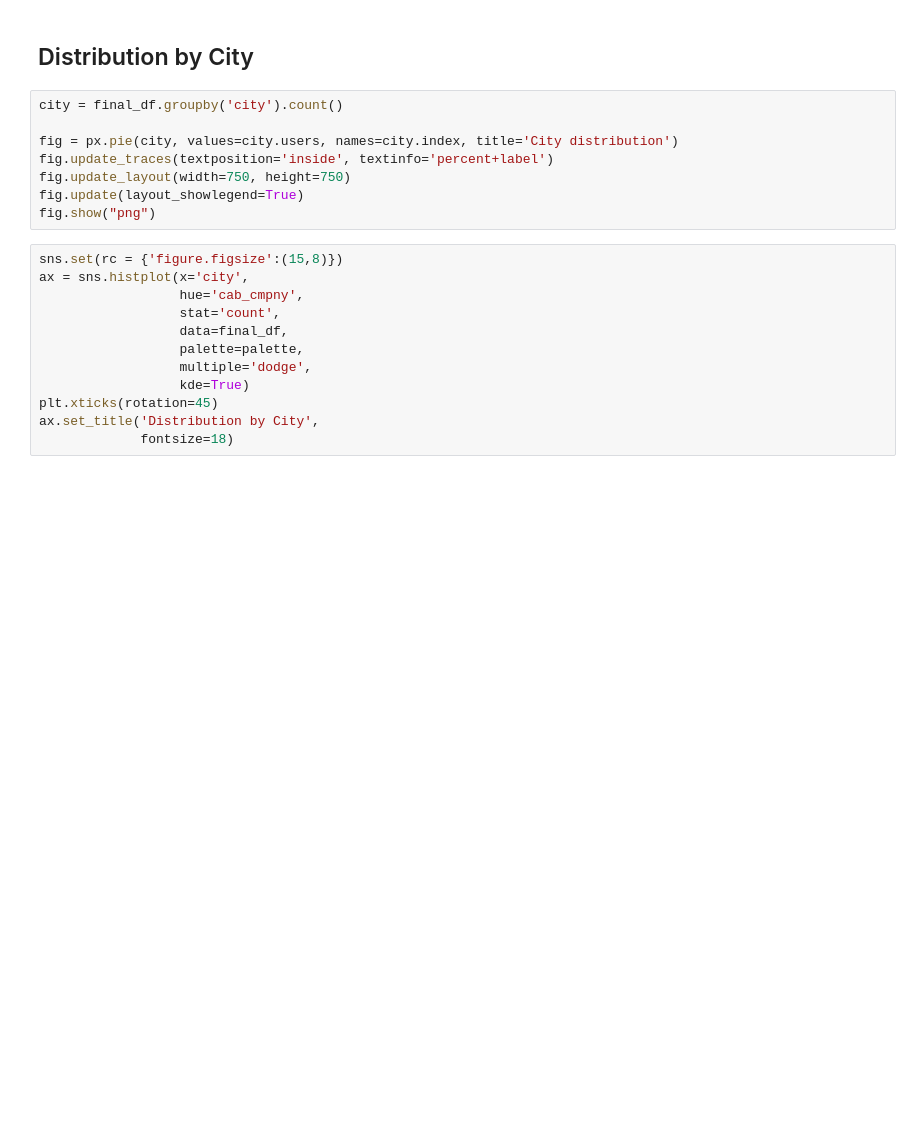
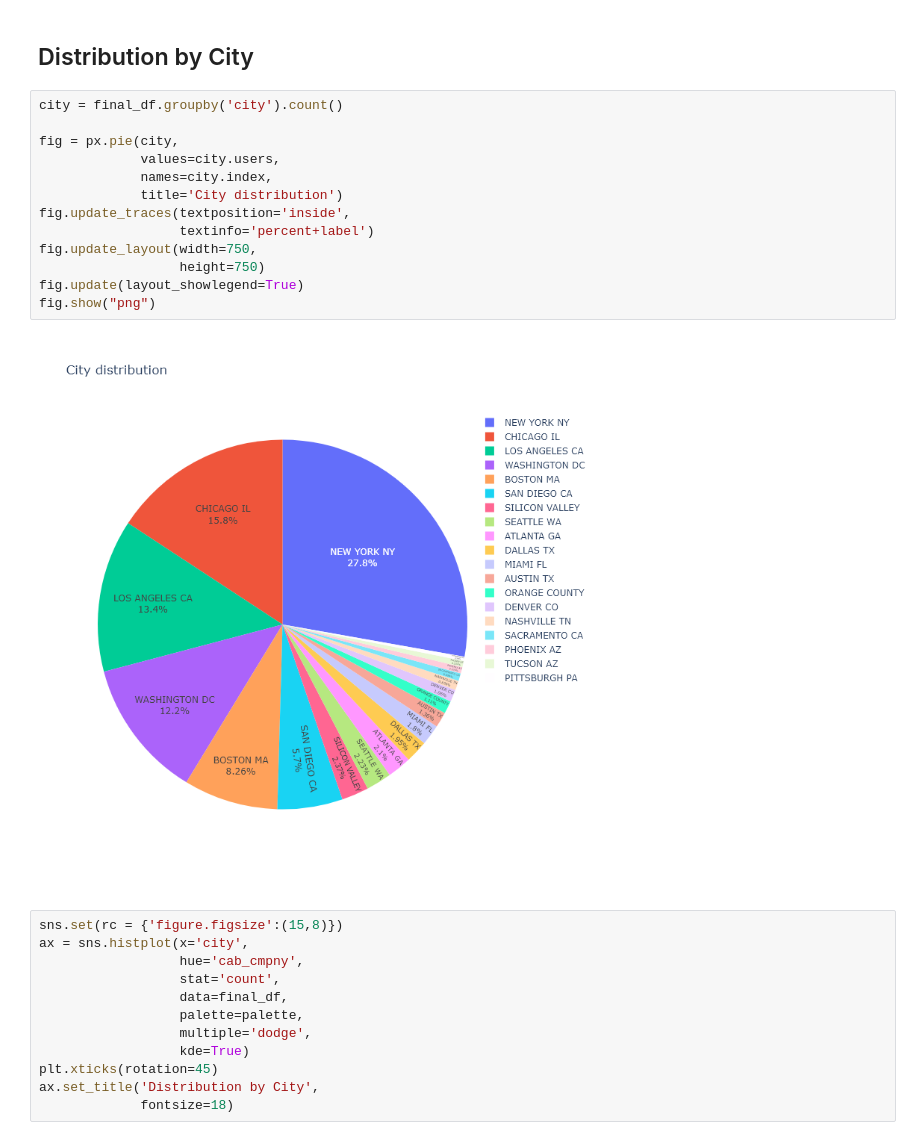
Before and after one commit to Ashish-Sasna/Data-Glacier, a Jupyter notebook: Week 2/Scripts/G2M_Insights.ipynb, the cells around one changed output. Saved outputs shown, nothing was run; the diff lists cells and outputs as text; blank space fills up the shorter version.

```diff
--- a/Week 2/Scripts/G2M_Insights.ipynb
+++ b/Week 2/Scripts/G2M_Insights.ipynb
@@ -375,14 +358,21 @@ for label in ax.containers:
 [figure]
 # %% [markdown]
 ## Distribution by City
-# %%
-city = final_df.groupby('city').count()
-
-fig = px.pie(city, values=city.users, names=city.index, title='City distribution')
-fig.update_traces(textposition='inside', textinfo='percent+label')
-fig.update_layout(width=750, height=750)
-fig.update(layout_showlegend=True)
-fig.show("png")
+# %%
+city = final_df.groupby('city').count()
+
+fig = px.pie(city,
+             values=city.users,
+             names=city.index,
+             title='City distribution')
+fig.update_traces(textposition='inside',
+                  textinfo='percent+label')
+fig.update_layout(width=750,
+                  height=750)
+fig.update(layout_showlegend=True)
+fig.show("png")
+# %% [output]
+[figure, added]
 # %%
 sns.set(rc = {'figure.figsize':(15,8)})
 ax = sns.histplot(x='city',
```
Also changed, not shown: parts of 10 cells of this notebook, 1 other file.
